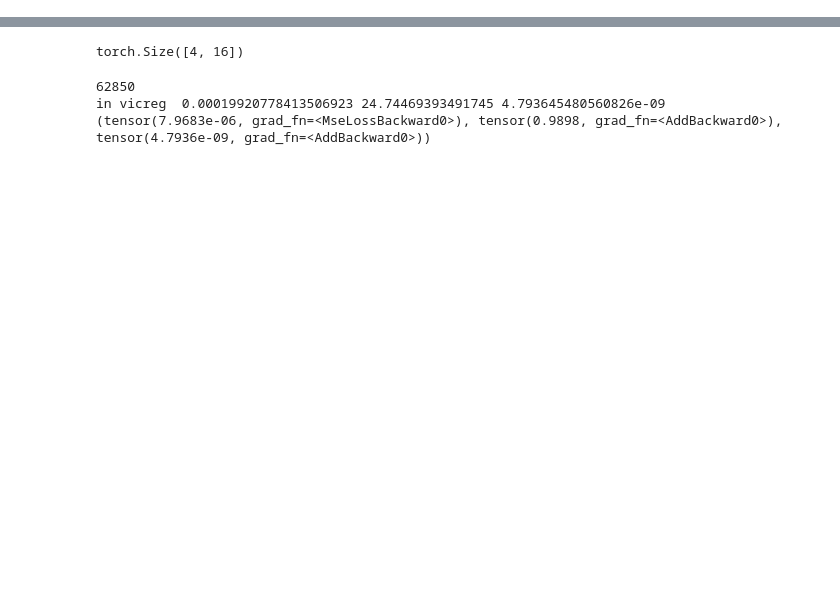
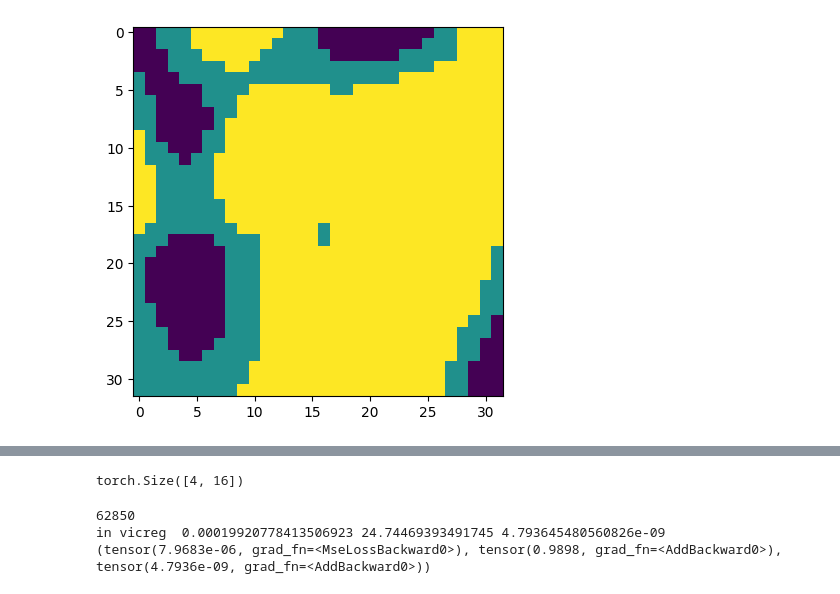
Before and after one commit to eisbetterthanpi/JEPA, a Jupyter notebook: I_JEPA.ipynb, the cells around one changed output, grey strips where cells are left out. Drawn from its saved outputs; the diff is of its cells as text; code cells hidden in the pictures; blank space fills up the shorter version.

```diff
--- a/I_JEPA.ipynb
+++ b/I_JEPA.ipynb
@@ -243 +880,78 @@ def simplexmask(hw=(8,8), scale=(.15,.2)):
+# %%
+# @title simplex
+# !pip install -q opensimplex
+import opensimplex
+import numpy as np
+import torch
+import matplotlib.pyplot as plt
+
+def simplexmask2d(hw=(32,32), ctx_scale=(.85,1), trg_scale=(.6,.8), B=64, chaos=2):
+    seed = np.random.randint(1e10, size=B)
+    ix = iy = np.linspace(0, chaos, num=max(hw))
+    noise = opensimplex.noise3array(ix, iy, seed) # [b,h,w]
+    # plt.pcolormesh(noise[:1])
+    # plt.rcParams["figure.figsize"] = (20,3)
+    # plt.show()
+    noise = torch.from_numpy(noise)
+    ctx_mask_scale = torch.rand(1) * (ctx_scale[1] - ctx_scale[0]) + ctx_scale[0] # in (min_s, max_s) # all blocks same size
+    trg_mask_scale = torch.rand(1) * (trg_scale[1] - trg_scale[0]) + trg_scale[0]
+    val, ind = noise.flatten(1).sort() # [b,h*w]
+    seq = hw[0]*hw[1]
+    trg_index = ind[:,-int(seq*trg_mask_scale):]
+    ctx_index = ind[:,-int(seq*ctx_mask_scale):-int(seq*trg_mask_scale)] # ctx wraps trg ; most similar to multiblock
+    # ctx_index = ind[:,:-(int(seq*ctx_mask_scale)-int(seq*trg_mask_scale))] # ctx hug bottom
+    return ctx_index, trg_index
+
+# def simplexmask3d(seq=512, ctx_scale=(.85,1), trg_scale=(.6,.8), B=64, chaos=2):
+def simplexmask3d(thw=(8,32,32), ctx_scale=(.85,1), trg_scale=(.6,.8), B=64, chaos=(.2,2)):
+    it = np.linspace(0, chaos[0], num=thw[0])
+    ix = iy = np.linspace(0, chaos[1], num=max(thw[1],thw[2]))
+    seed = np.random.randint(1e10, size=B)
+    noise = opensimplex.noise4array(ix, iy, it, seed) # [b,t,h,w]
+    # plt.pcolormesh(noise[:1])
+    # plt.rcParams["figure.figsize"] = (20,3)
+    # plt.show()
+    noise = torch.from_numpy(noise)
+    ctx_mask_scale = torch.rand(1) * (ctx_scale[1] - ctx_scale[0]) + ctx_scale[0] # in (min_s, max_s) # all blocks same size
+    trg_mask_scale = torch.rand(1) * (trg_scale[1] - trg_scale[0]) + trg_scale[0]
+    # yy = y.flatten(2).sort()[0][int(hw[0]*hw[1]*mask_scale)]
+    val, ind = noise.flatten(2).sort() # [b,t,h*w]
+    # val, ind = noise.flatten(1).sort() # [b,t*h*w]
+    print(val.shape, ind.shape)
+    seq = thw[0]*thw[1]*thw[2]
+    trg_index = ind[:,:,-int(seq*trg_mask_scale):]
+    ctx_index = ind[:,:,-int(seq*ctx_mask_scale):-int(seq*trg_mask_scale)] # ctx wraps trg ; most similar to multiblock
+    # # ctx_index = ind[:,:-(int(seq*ctx_mask_scale)-int(seq*trg_mask_scale))] # ctx hug bottom
+    return ctx_index, trg_index
+
+
+# trg_index, ctx_index = simplexmask1d(seq=500, ctx_scale=(.85,1), trg_scale=(.6,.8), B=64, chaos=3)
+# simplexmask3d(thw=(8,32,32), ctx_scale=(.85,1), trg_scale=(.6,.8), B=64, chaos=(.2,2))
+
+ctx_index, trg_index = simplexmask2d(hw=(32,32), ctx_scale=(.85,1), trg_scale=(.6,.8), B=64, chaos=3)
+mask = torch.zeros(1 ,32*32)
+mask[:, trg_index[:1]] = 1
+mask[:, ctx_index[:1]] = .5
+mask = mask.reshape(1,32,32)
+# mask = mask.reshape(32,32)
+# print(mask)
+# plt.plot(mask)
+# from matplotlib import pyplot as plt
+# # # plt.pcolormesh(y)
+# plt.pcolormesh(mask)
+# plt.show()
+def imshow(img):
+    npimg = img.numpy()
+    plt.imshow(np.transpose(npimg, (1, 2, 0)))
+    plt.show()
+imshow(mask)
+
+# from matplotlib import pyplot as plt
+# # plt.pcolormesh(y)
+# plt.pcolormesh(mask)
+# plt.show()
+
+# print(mask)
+# %% [output]
+[figure, added]
 # %%
```
Also changed, not shown: parts of 20 cells of this notebook.
